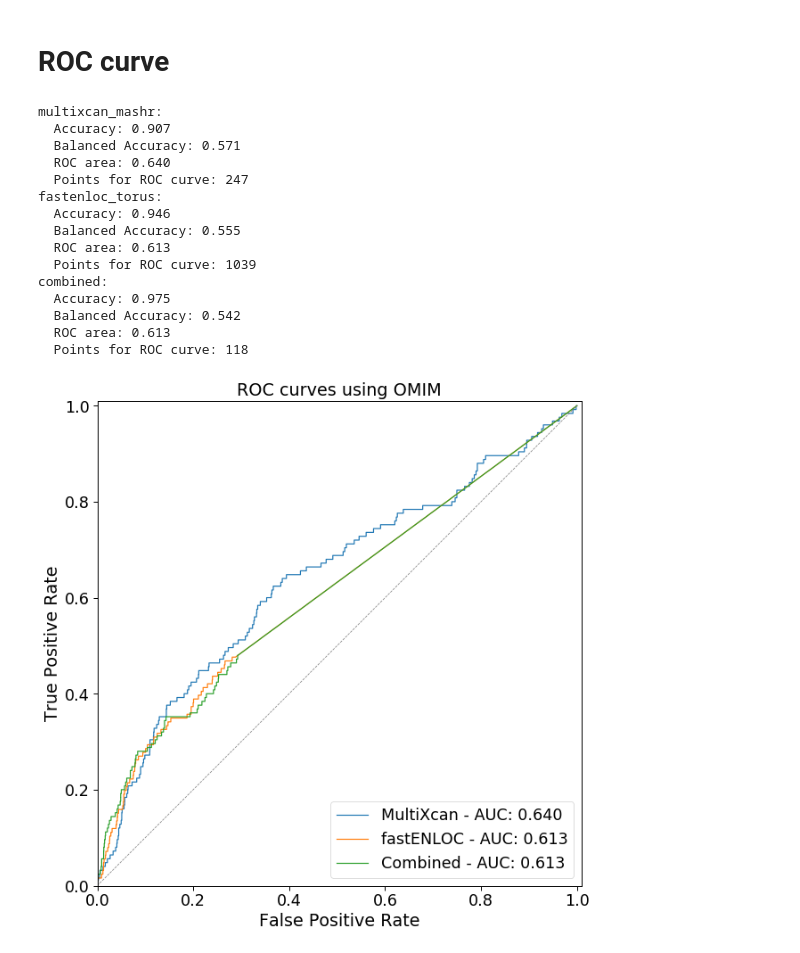
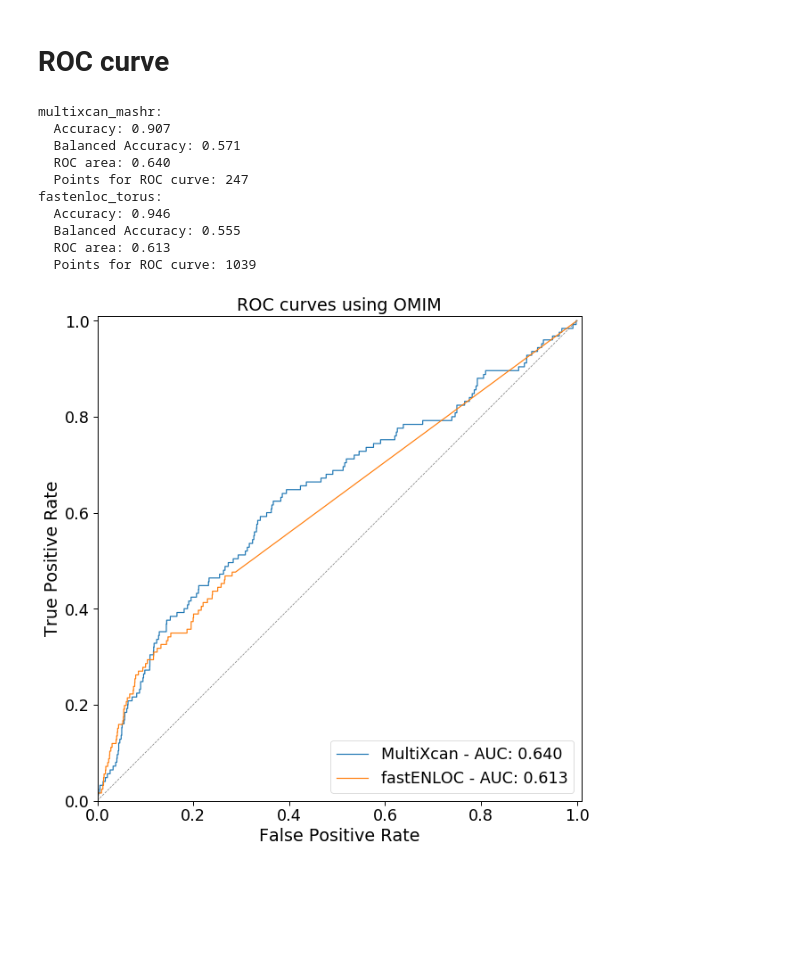
Before and after one commit to hakyimlab/phenomexcan, a Jupyter notebook: scripts/150_validation/omim/05_roc-omim_standard-plots.ipynb, the cells around one changed output. Drawn from its saved outputs; the diff is of its cells as text; code cells hidden in the pictures; blank space fills up the shorter version.

Commit message:
scripts/150_validation/omim: separate plots for main text and supplementary material.

```diff
--- a/scripts/150_validation/omim/05_roc-omim_standard-plots.ipynb
+++ b/scripts/150_validation/omim/05_roc-omim_standard-plots.ipynb
@@ -98,41 +98,35 @@ def plot_roc(data, method_key, fig, ax):
 
     label = f'{roc_labels[method_key]} - AUC: {roc_auc:.3f}'
     sns.lineplot(x=fpr, y=tpr, estimator=None, label=label, ax=ax)
-# %%
-# methods selected to show
-#selected_methods = ('multixcan_mashr', 'fastenloc_torus', 'multixcan_en')
-selected_methods = ('multixcan_mashr', 'fastenloc_torus', 'combined')
+# %%
+def plot_roc_for_methods(selected_methods):
+    with sns.plotting_context('paper', font_scale=2.00):
+        fig, ax = plt.subplots(figsize=(10, 10))
+
+        for k in selected_methods:
+            plot_roc(roc_data[k], k, fig, ax)
+
+        ax.set_title('ROC curves using OMIM')
+        ax.plot([0.0, 1.00], [0.0, 1.00], color='gray', linewidth=0.75, linestyle='--')
+        ax.set_xlabel('False Positive Rate')
+        ax.set_ylabel('True Positive Rate')
+        ax.set_xlim([0.0, 1.01])
+        ax.set_ylim([0.0, 1.01])
+        ax.legend(loc="lower right")
+        ax.set_aspect('equal')
 # %% [markdown]
 # ROC curve
-# %%
-with sns.plotting_context('paper', font_scale=2.00):
-    fig, ax = plt.subplots(figsize=(10, 10))
-
-    for k in selected_methods:
-        plot_roc(roc_data[k], k, fig, ax)
-
-    ax.set_title('ROC curves using OMIM')
-    ax.plot([0.0, 1.00], [0.0, 1.00], color='gray', linewidth=0.75, linestyle='--')
-    ax.set_xlabel('False Positive Rate')
-    ax.set_ylabel('True Positive Rate')
-    ax.set_xlim([0.0, 1.01])
-    ax.set_ylim([0.0, 1.01])
-    ax.legend(loc="lower right")
-    ax.set_aspect('equal')
-# %% [output]
-multixcan_mashr:
-  Accuracy: 0.907
-  Balanced Accuracy: 0.571
-  ROC area: 0.640
-  Points for ROC curve: 247
-fastenloc_torus:
-  Accuracy: 0.946
-  Balanced Accuracy: 0.555
-  ROC area: 0.613
-  Points for ROC curve: 1039
-combined:
-  Accuracy: 0.975
-  Balanced Accuracy: 0.542
-  ROC area: 0.613
-  Points for ROC curve: 118
-[figure, removed]
+# %%
+plot_roc_for_methods(('multixcan_mashr', 'fastenloc_torus'))
+# %% [output]
+multixcan_mashr:
+  Accuracy: 0.907
+  Balanced Accuracy: 0.571
+  ROC area: 0.640
+  Points for ROC curve: 247
+fastenloc_torus:
+  Accuracy: 0.946
+  Balanced Accuracy: 0.555
+  ROC area: 0.613
+  Points for ROC curve: 1039
+[figure, added]
```
Also changed, not shown: parts of 8 cells of this notebook.
